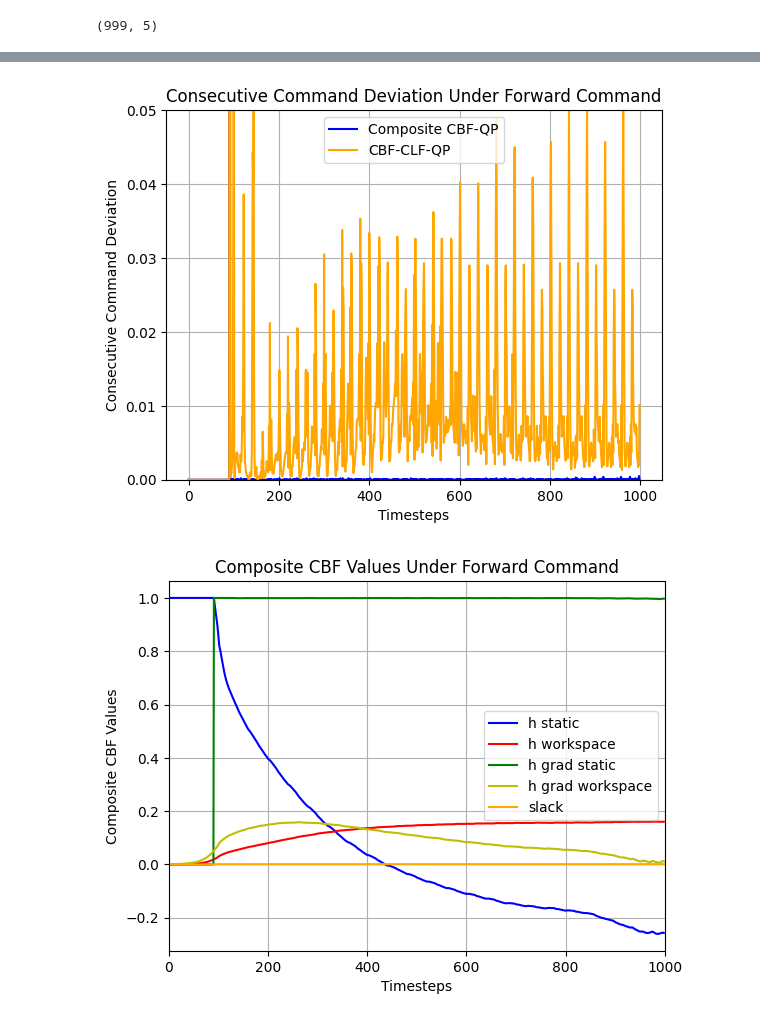
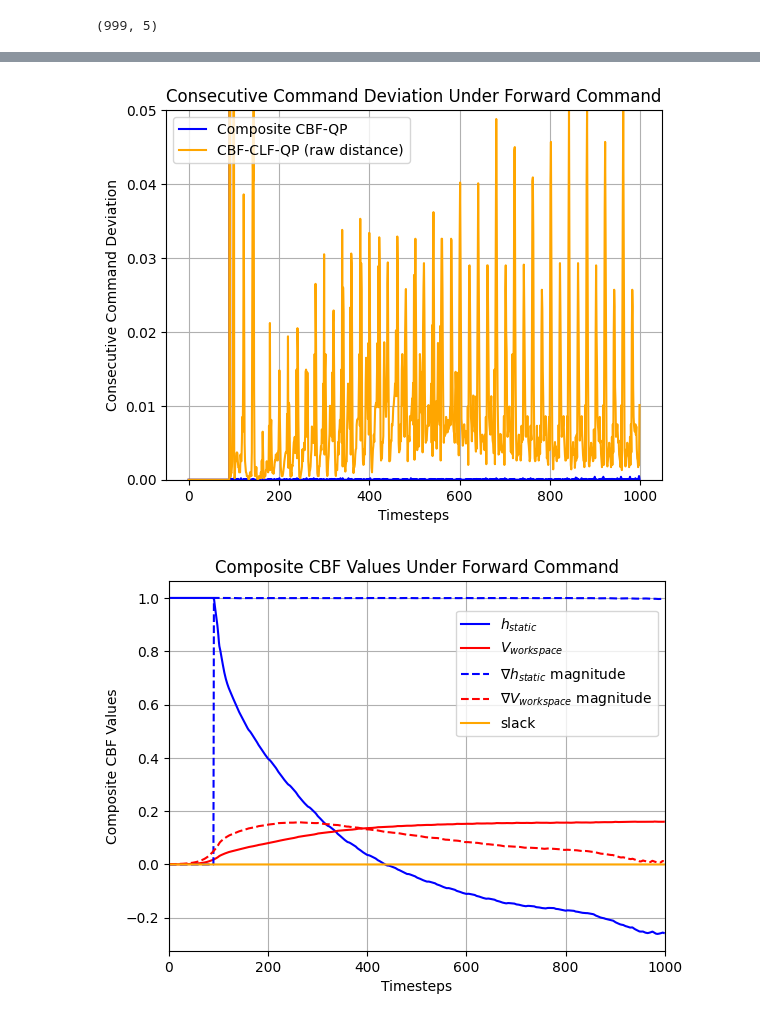
Before and after one commit to famsvip/Robot-Navigation-Collision-Avoidance-, a Jupyter notebook: data/plotting.ipynb, the cells around one changed output, grey strips where cells are left out. Saved outputs shown, nothing was run; the diff lists cells and outputs as text; code cells hidden in the pictures.

```diff
--- a/data/plotting.ipynb
+++ b/data/plotting.ipynb
@@ -70,7 +70,7 @@ def consecutive_command_change(cmd_array):
 fig, ax = plt.subplots()
 
 ax.plot(range(np.size(composite_cmds,axis=0)), consecutive_command_change(composite_cmds), color="b", label="Composite CBF-QP")
-ax.plot(range(np.size(separated_cmds,axis=0)), consecutive_command_change(separated_cmds), color=(1.0,0.65,0), label="CBF-CLF-QP")
+ax.plot(range(np.size(separated_cmds,axis=0)), consecutive_command_change(separated_cmds), color=(1.0,0.65,0), label="CBF-CLF-QP (raw distance)")
 ax.set_ylim(0, 0.05)
 plt.title('Consecutive Command Deviation Under Forward Command')
 plt.xlabel("Timesteps")
@@ -79,29 +79,29 @@ plt.grid(True)
 plt.legend()
 plt.show()
 # %% [output]
-[figure, old version]
+[figure, new version]
 # %%
 # CBF values
 # [cbf.h_static_obs, cbf.h_workspace, np.linalg.norm(cbf.grad_h_static_obs), np.linalg.norm(cbf.grad_h_workspace), cbf.moving_slack]
 fig, ax = plt.subplots()
 
 h_static = composite_values[:, 0]
 h_workspace = composite_values[:, 1]
 h_grad_static = composite_values[:, 2]
 h_grad_workspace = composite_values[:, 3]
 h_slack = composite_values[:, 4]
 
-ax.plot(range(np.size(composite_values,axis=0)), h_static, color="b", label="h static")
-ax.plot(range(np.size(composite_values,axis=0)), h_workspace, color="r", label="h workspace")
-ax.plot(range(np.size(composite_values,axis=0)), h_grad_static, color="g", label="h grad static")
-ax.plot(range(np.size(composite_values,axis=0)), h_grad_workspace, color="y", label="h grad workspace")
+ax.plot(range(np.size(composite_values,axis=0)), h_static, color="b", label=r'$h_{static}$')
+ax.plot(range(np.size(composite_values,axis=0)), h_workspace, color="r", label=r'$V_{workspace}$')
+ax.plot(range(np.size(composite_values,axis=0)), h_grad_static, color="b", label=r'$\nabla h_{static}$ magnitude', ls="--")
+ax.plot(range(np.size(composite_values,axis=0)), h_grad_workspace, color="r", label=r'$\nabla V_{workspace}$ magnitude', ls="--")
 ax.plot(range(np.size(composite_values,axis=0)), h_slack, color=(1.0,0.65,0), label="slack")
 plt.title('Composite CBF Values Under Forward Command')
 plt.xlabel("Timesteps")
 plt.ylabel("Composite CBF Values")
 ax.set_xlim(0, 1000)
 plt.grid(True)
-plt.legend()
+plt.legend(loc='right', bbox_to_anchor=(1.0, 0.75))
 plt.show()
 # %% [output]
-[figure, old version]
+[figure, new version]
```
Also changed, not shown: parts of 2 cells of this notebook, 3 other files.
